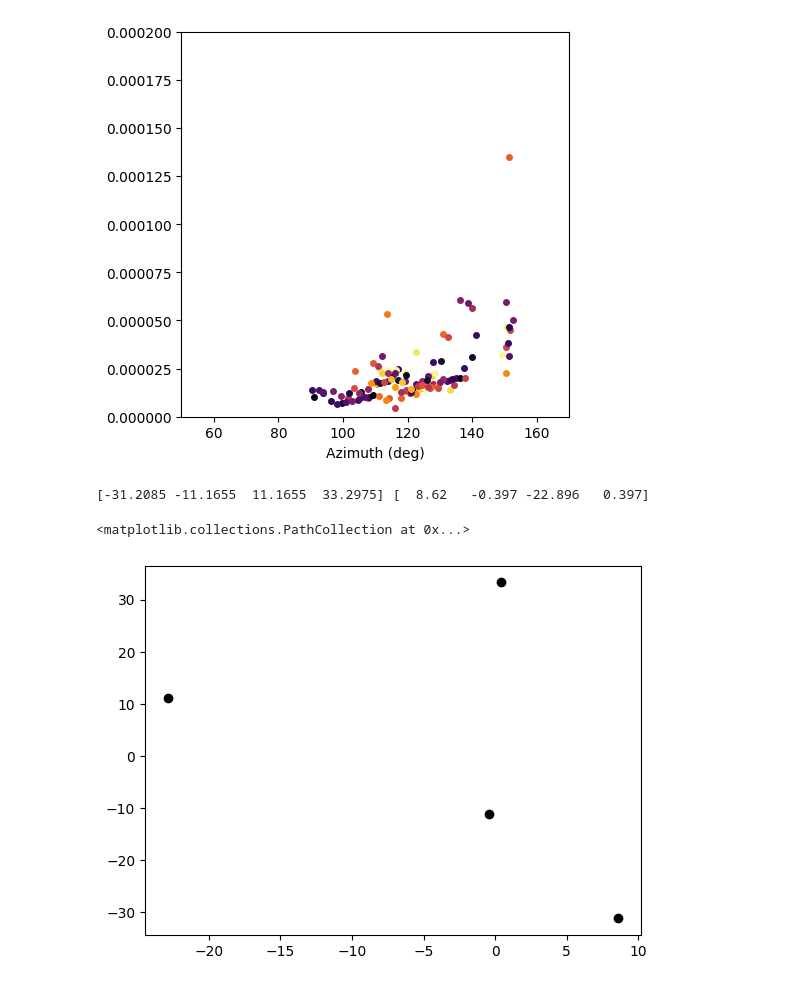
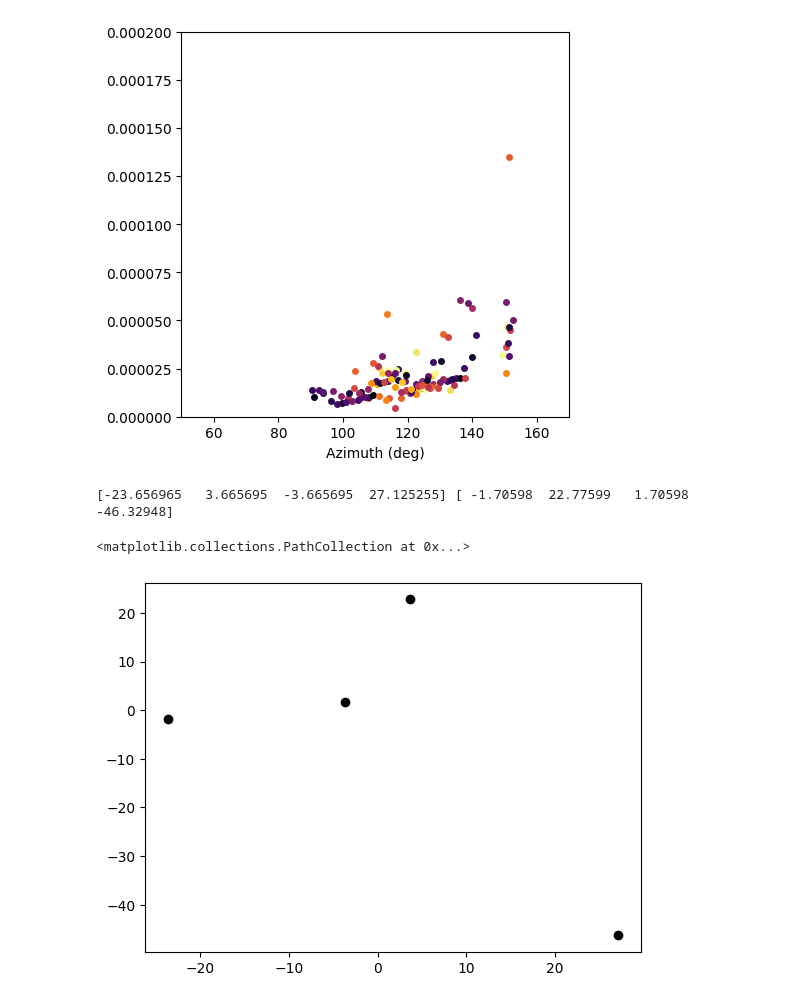
Before and after one commit to LekiYak/bc-multiplets, a Jupyter notebook: scripts/directivity.ipynb, the cells around one changed output. Cells and saved outputs as stored; diff of their text form; code cells hidden in the pictures.

Commit message:
AGU and new figures, edits made to processing scripts

```diff
--- a/scripts/directivity.ipynb
+++ b/scripts/directivity.ipynb
@@ -665,13 +665,20 @@ plt.xlabel("Azimuth (deg)")
 Text(0.5, 0, 'Azimuth (deg)')
 [figure]
 # %%
-northing = np.array([5638938, 5658981, 5681312, 5703444]) / 1000 - np.median(np.array([5638938, 5658981, 5681312, 5703444]) / 1000)
-easting  = np.array([364064, 355047, 332548, 355841]) / 1000 - np.median(np.array([364064, 355047, 332548, 355841]) / 1000)
+# northing = np.array([5638938, 5658981, 5681312, 5703444]) / 1000 - np.median(np.array([5638938, 5658981, 5681312, 5703444]) / 1000)
+# easting  = np.array([364064, 355047, 332548, 355841]) / 1000 - np.median(np.array([364064, 355047, 332548, 355841]) / 1000)
 
-print(northing, easting)
+# moresby W, E, RDFE S, N
+easting = [329155.16, 356477.82, 349146.43, 379937.38]
+northing = [5679089.19, 5703571.16, 5682501.15, 5634465.69]
+
+easting = np.array(easting) / 1000 - np.median(np.array(easting) / 1000)
+northing = np.array(northing) / 1000 - np.median(np.array(northing) / 1000)
+
+print(easting, northing)
 
 plt.scatter(easting, northing, c='black')
 # %% [output]
-[-31.2085 -11.1655  11.1655  33.2975] [  8.62   -0.397 -22.896   0.397]
+[-23.656965   3.665695  -3.665695  27.125255] [ -1.70598  22.77599   1.70598 -46.32948]
 <matplotlib.collections.PathCollection at 0x...>
-[figure, old version]
+[figure, new version]
```
Also changed, not shown: 39 other files.
